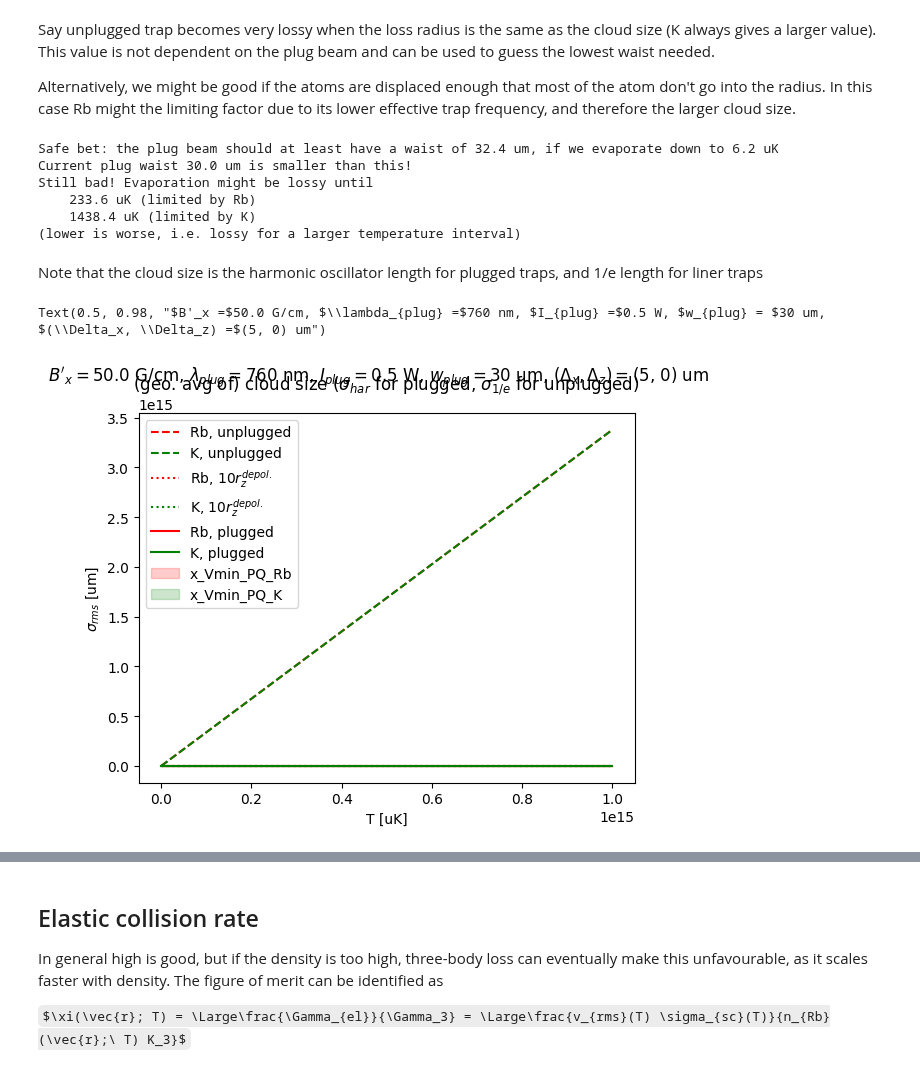
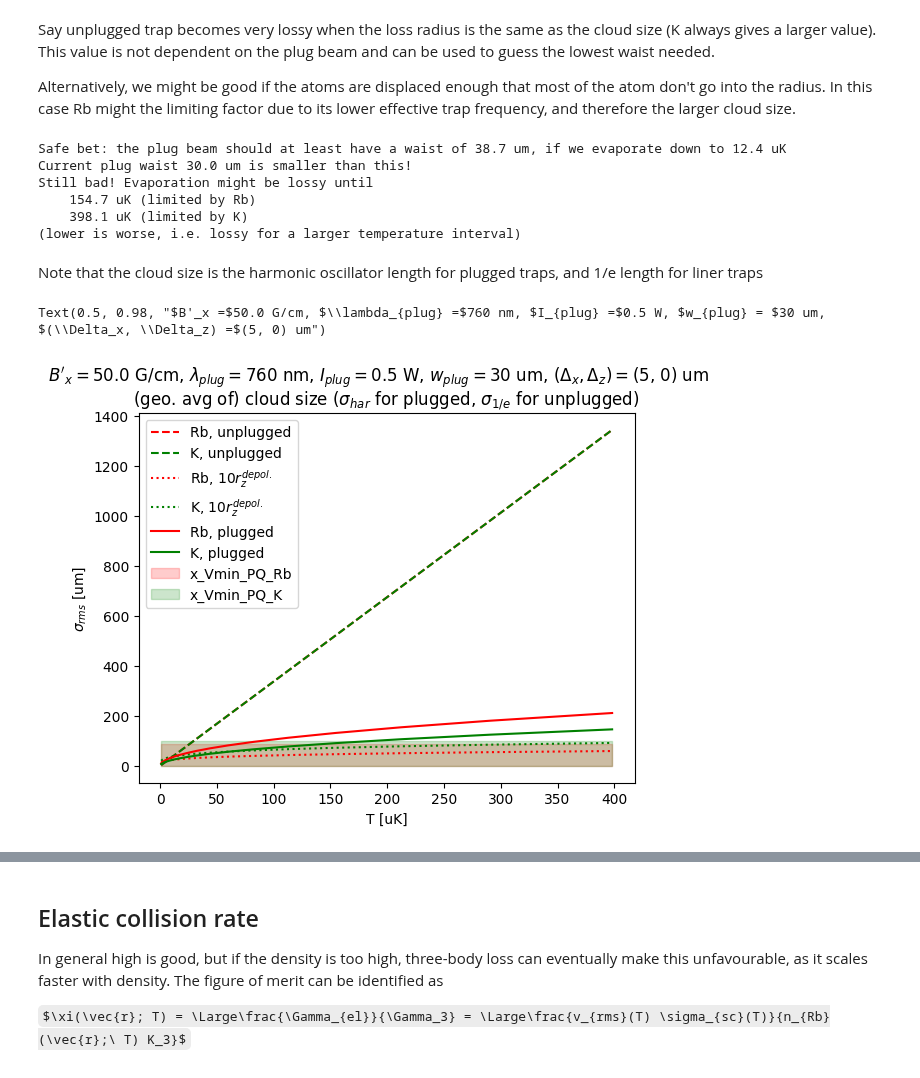
Before and after one commit to Shao-Wen-Chang/E9_constant, a Jupyter notebook: projects/general_cooling_trapping/plug_beam_calculations.ipynb, the cells around one changed output, grey strips where cells are left out. Cells and saved outputs as stored; diff of their text form; code cells hidden in the pictures; some formulas as TeX source.

```diff
--- a/projects/general_cooling_trapping/plug_beam_calculations.ipynb
+++ b/projects/general_cooling_trapping/plug_beam_calculations.ipynb
@@ -293,18 +295,18 @@ Note that the cloud sizes for plugged traps are approximated by the effective tr
 The exact cloud shape can calculated numerically using $n(\vec{r}) \propto \exp{[-V(\vec{r}) / k_B T]}$, but it also requires the full 3D potential in order to get the correct normalization. Will say that it is not necessary for now.
 # %%
 # Thermal cloud sizes at temperatures in T_range
-rxy_Rb_unplugged = E9ct.r0_thermal_lin(B_grad_xy * mu_Rb, T_range) * 0.9    # Same for x and y in a quadrupole trap; 0.9 is a fudge factor, see docstring of r0_thermal_lin
+rxy_Rb_unplugged = E9ct.r0_thermal_lin(B_grad_xy * mu_Rb, T_high_range) * 0.9    # Same for x and y in a quadrupole trap; 0.9 is a fudge factor, see docstring of r0_thermal_lin
 rgavg_Rb_unplugged = rxy_Rb_unplugged * 2**(1/3)
-rxy_K_unplugged = E9ct.r0_thermal_lin(B_grad_xy * mu_K, T_range) * 0.9
+rxy_K_unplugged = E9ct.r0_thermal_lin(B_grad_xy * mu_K, T_high_range) * 0.9
 rgavg_K_unplugged = rxy_K_unplugged * 2**(1/3)
 
-rx_Rb_plugged = E9ct.r0_thermal_har(w_PQx_Rb, T_range, E9c.m_Rb87)
-ry_Rb_plugged = E9ct.r0_thermal_har(w_PQy_Rb, T_range, E9c.m_Rb87)
-rz_Rb_plugged = E9ct.r0_thermal_har(w_PQz_Rb, T_range, E9c.m_Rb87)
+rx_Rb_plugged = E9ct.r0_thermal_har(w_PQx_Rb, T_high_range, E9c.m_Rb87)
+ry_Rb_plugged = E9ct.r0_thermal_har(w_PQy_Rb, T_high_range, E9c.m_Rb87)
+rz_Rb_plugged = E9ct.r0_thermal_har(w_PQz_Rb, T_high_range, E9c.m_Rb87)
 rgavg_Rb_plugged = (rx_Rb_plugged * ry_Rb_plugged * rz_Rb_plugged)**(1 / 3)
-rx_K_plugged = E9ct.r0_thermal_har(w_PQx_K, T_range, E9c.m_Rb87)
-ry_K_plugged = E9ct.r0_thermal_har(w_PQy_K, T_range, E9c.m_Rb87)
-rz_K_plugged = E9ct.r0_thermal_har(w_PQz_K, T_range, E9c.m_Rb87)
+rx_K_plugged = E9ct.r0_thermal_har(w_PQx_K, T_high_range, E9c.m_Rb87)
+ry_K_plugged = E9ct.r0_thermal_har(w_PQy_K, T_high_range, E9c.m_Rb87)
+rz_K_plugged = E9ct.r0_thermal_har(w_PQz_K, T_high_range, E9c.m_Rb87)
 rgavg_K_plugged = (rx_K_plugged * ry_K_plugged * rz_K_plugged)**(1 / 3)
 print("Rb thermal cloud sizes is ()")
 # %% [output]
@@ -350,10 +363,10 @@ This is only calculated for unplugged trap; for plugged trap, check that the los
 # %%
 r_safety_factor = 10    # an arbitrary factor multiplied to the loss radii, since they are just order of magnitude approximations
 B_grad_gm = 2**(1/3) * B_grad_xy
-gamma_majorana_Rb = E9ct.majorana_loss_rate(Rb_atom, B_grad_gm, T_range)
-r_majorana_Rb = E9ct.majorana_loss_radius(Rb_atom, B_grad_gm, T_range) * r_safety_factor
-gamma_majorana_K = E9ct.majorana_loss_rate(K_atom, B_grad_gm, T_range)
-r_majorana_K = E9ct.majorana_loss_radius(K_atom, B_grad_gm, T_range) * r_safety_factor
+gamma_majorana_Rb = E9ct.majorana_loss_rate(Rb_atom, B_grad_gm, T_high_range)
+r_majorana_Rb = E9ct.majorana_loss_radius(Rb_atom, B_grad_gm, T_high_range) * r_safety_factor
+gamma_majorana_K = E9ct.majorana_loss_rate(K_atom, B_grad_gm, T_high_range)
+r_majorana_K = E9ct.majorana_loss_radius(K_atom, B_grad_gm, T_high_range) * r_safety_factor
 # %% [markdown]
 Say unplugged trap becomes very lossy when the loss radius is the same as the cloud size (K always gives a larger value). This value is not dependent on the plug beam and can be used to guess the lowest waist needed.
 
@@ -362,52 +375,52 @@ Alternatively, we might be good if the atoms are displaced enough that most of t
 r_K_abs_diff = abs(rgavg_K_unplugged - r_majorana_K)
 arg_must_plug = r_K_abs_diff.argmin()
 r_must_plug = r_majorana_K[arg_must_plug]
-T_must_plug = T_range[arg_must_plug]
+T_must_plug = T_high_range[arg_must_plug]
 
 print(f"Safe bet: the plug beam should at least have a waist of {r_must_plug * 1e6:.1f} um, if we evaporate down to {T_must_plug * 1e6:.1f} uK")
 if r_must_plug > w0_plug:
     print(f"Current plug waist {w0_plug * 1e6:.1f} um is smaller than this!")
     r_margin_with_plug_Rb = -abs(x_Vmin_Rb) + rgavg_Rb_plugged - r_must_plug
-    T_loss_with_plug_Rb = T_range[np.argmax(r_margin_with_plug_Rb > 0)]
+    T_loss_with_plug_Rb = T_high_range[np.argmax(r_margin_with_plug_Rb > 0)]
     r_margin_with_plug_K = -abs(x_Vmin_K) + rgavg_K_plugged - r_must_plug
-    T_loss_with_plug_K = T_range[np.argmax(r_margin_with_plug_K > 0)]
+    T_loss_with_plug_K = T_high_range[np.argmax(r_margin_with_plug_K > 0)]
 
-    if T_loss_with_plug_Rb > T_range[0] or T_loss_with_plug_K > T_range[0]:
+    if T_loss_with_plug_Rb > T_high_range[0] or T_loss_with_plug_K > T_high_range[0]:
         print("Still bad! Evaporation might be lossy until")
-        if T_loss_with_plug_Rb > T_range[0]:
+        if T_loss_with_plug_Rb > T_high_range[0]:
             print(f"    {T_loss_with_plug_Rb * 1e6:.1f} uK (limited by Rb)")
-        if T_loss_with_plug_K > T_range[0]:
+        if T_loss_with_plug_K > T_high_range[0]:
             print(f"    {T_loss_with_plug_K * 1e6:.1f} uK (limited by K)")
         print("(lower is worse, i.e. lossy for a larger temperature interval)")
     else:
         print("But the beam seems to push the atoms far enough away")
 # %% [output]
-Safe bet: the plug beam should at least have a waist of 32.4 um, if we evaporate down to 6.2 uK
+Safe bet: the plug beam should at least have a waist of 38.7 um, if we evaporate down to 12.4 uK
 Current plug waist 30.0 um is smaller than this!
 Still bad! Evaporation might be lossy until
-    233.6 uK (limited by Rb)
-    1438.4 uK (limited by K)
+    154.7 uK (limited by Rb)
+    398.1 uK (limited by K)
 (lower is worse, i.e. lossy for a larger temperature interval)
 # %% [markdown]
 Note that the cloud size is the harmonic oscillator length for plugged traps, and 1/e length for liner traps
 # %%
 fig_rgavg, ax_rgavg = plt.subplots(1, 1)
-ax_rgavg.plot(T_uK_range, rgavg_Rb_unplugged * 1e6, ls = "--", color = Rb_plot_color, label = "Rb, unplugged")
-ax_rgavg.plot(T_uK_range, rgavg_K_unplugged * 1e6, ls = "--", color = K_plot_color, label = "K, unplugged")
-ax_rgavg.plot(T_uK_range, r_majorana_Rb * 1e6, ls = ":", color = Rb_plot_color, label = f"Rb, {r_safety_factor}" + r"$r^{depol.}_z$")
-ax_rgavg.plot(T_uK_range, r_majorana_K * 1e6, ls = ":", color = K_plot_color, label = f"K, {r_safety_factor}" + r"$r^{depol.}_z$")
-ax_rgavg.plot(T_uK_range, rgavg_Rb_plugged * 1e6, color = Rb_plot_color, label = "Rb, plugged")
-ax_rgavg.plot(T_uK_range, rgavg_K_plugged * 1e6, color = K_plot_color, label = "K, plugged")
-ax_rgavg.fill_between(T_uK_range, abs(x_Vmin_Rb) * 1e6, color = Rb_plot_color, alpha = 0.2, label = "x_Vmin_PQ_Rb")
-ax_rgavg.fill_between(T_uK_range, abs(x_Vmin_K) * 1e6, color = K_plot_color, alpha = 0.2, label = "x_Vmin_PQ_K")
+ax_rgavg.plot(T_high_uK_range, rgavg_Rb_unplugged * 1e6, ls = "--", color = Rb_plot_color, label = "Rb, unplugged")
+ax_rgavg.plot(T_high_uK_range, rgavg_K_unplugged * 1e6, ls = "--", color = K_plot_color, label = "K, unplugged")
+ax_rgavg.plot(T_high_uK_range, r_majorana_Rb * 1e6, ls = ":", color = Rb_plot_color, label = f"Rb, {r_safety_factor}" + r"$r^{depol.}_z$")
+ax_rgavg.plot(T_high_uK_range, r_majorana_K * 1e6, ls = ":", color = K_plot_color, label = f"K, {r_safety_factor}" + r"$r^{depol.}_z$")
+ax_rgavg.plot(T_high_uK_range, rgavg_Rb_plugged * 1e6, color = Rb_plot_color, label = "Rb, plugged")
+ax_rgavg.plot(T_high_uK_range, rgavg_K_plugged * 1e6, color = K_plot_color, label = "K, plugged")
+ax_rgavg.fill_between(T_high_uK_range, abs(x_Vmin_Rb) * 1e6, color = Rb_plot_color, alpha = 0.2, label = "x_Vmin_PQ_Rb")
+ax_rgavg.fill_between(T_high_uK_range, abs(x_Vmin_K) * 1e6, color = K_plot_color, alpha = 0.2, label = "x_Vmin_PQ_K")
 ax_rgavg.legend()
 ax_rgavg.set_title(r"(geo. avg of) cloud size ($\sigma_{har}$ for plugged, $\sigma_{1/e}$ for unplugged)")
 ax_rgavg.set_xlabel("T [uK]")
 ax_rgavg.set_ylabel(r"$\sigma_{rms}$ [um]")
 fig_rgavg.suptitle(fig_title_trap_params)
 # ax_rgavg.set_ylim([0, 60])
 # %% [output]
 Text(0.5, 0.98, "$B'_x =$50.0 G/cm, $\\lambda_{plug} =$760 nm, $I_{plug} =$0.5 W, $w_{plug} = $30 um, $(\\Delta_x, \\Delta_z) =$(5, 0) um")
-[figure, old version]
+[figure, new version]
 # %%
 fig_maj_loss, ax_maj_loss = plt.subplots(1, 1)
```
Also changed, not shown: parts of 7 cells of this notebook, 3 other files.
